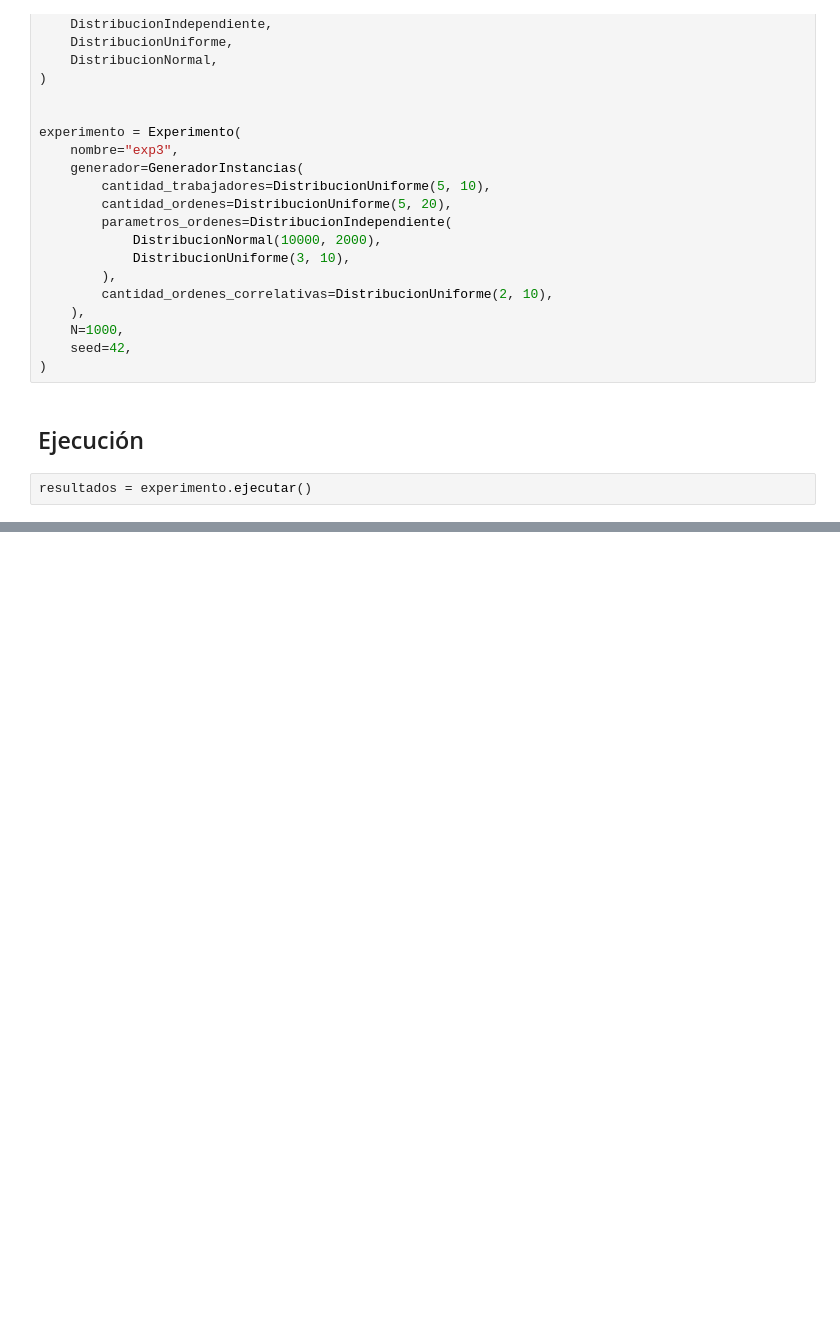
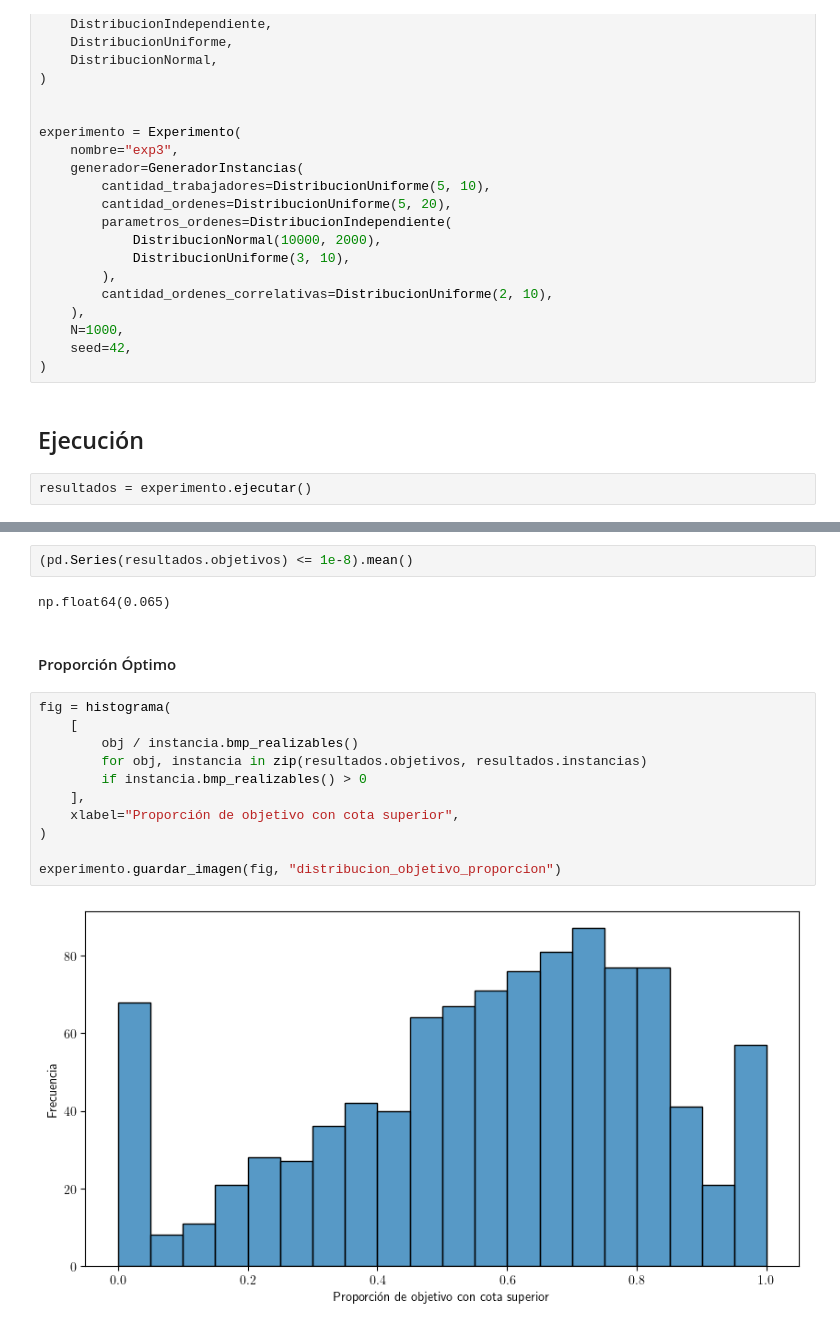
Before and after one commit to sponja23/invop-tp, a Jupyter notebook: experimentos/experimento_3.ipynb, the cells around one changed output, grey strips where cells are left out. Drawn from its saved outputs; the diff is of its cells as text; blank space fills up the shorter version.

```diff
--- a/experimentos/experimento_3.ipynb
+++ b/experimentos/experimento_3.ipynb
@@ -48,0 +73,19 @@ resultados = experimento.ejecutar()
+# %%
+(pd.Series(resultados.objetivos) <= 1e-8).mean()
+# %% [output]
+np.float64(0.065)
+# %% [markdown]
+#### Proporción Óptimo
+# %%
+fig = histograma(
+    [
+        obj / instancia.bmp_realizables()
+        for obj, instancia in zip(resultados.objetivos, resultados.instancias)
+        if instancia.bmp_realizables() > 0
+    ],
+    xlabel="Proporción de objetivo con cota superior",
+)
+
+experimento.guardar_imagen(fig, "distribucion_objetivo_proporcion")
+# %% [output]
+[figure, added]
```
Also changed, not shown: parts of 9 cells of this notebook, 6 other files.
